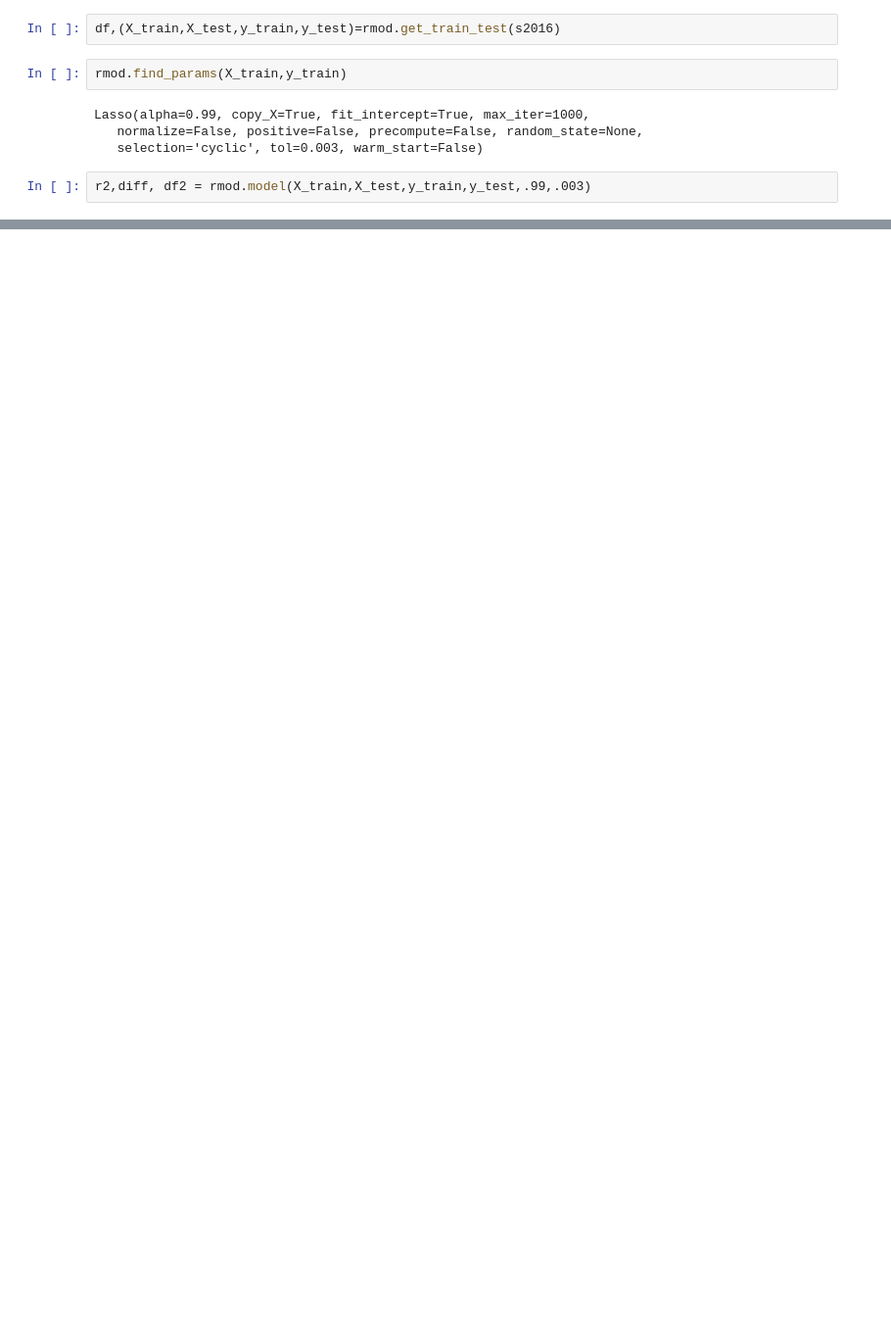
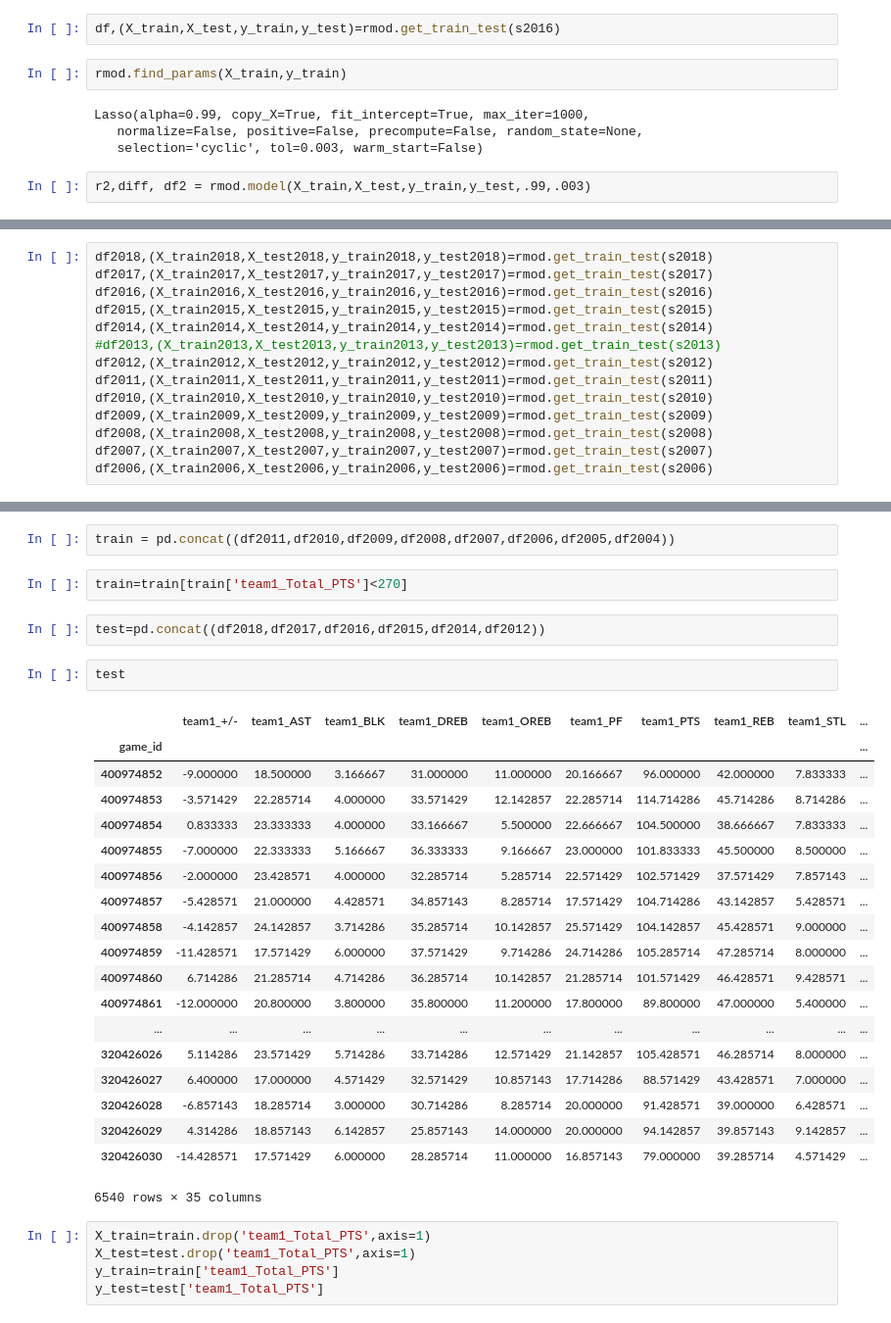
Before and after one commit to sadelson97/dsi_capstone, a Jupyter notebook: means_model.ipynb, the cells around one changed output, grey strips where cells are left out. Shown: that part at 98% size. Cells and saved outputs as stored; diff of their text form; blank space fills up the shorter version.

```diff
--- a/means_model.ipynb
+++ b/means_model.ipynb
@@ -320,0 +288,14 @@ s2017
+# %%
+df2018,(X_train2018,X_test2018,y_train2018,y_test2018)=rmod.get_train_test(s2018)
+df2017,(X_train2017,X_test2017,y_train2017,y_test2017)=rmod.get_train_test(s2017)
+df2016,(X_train2016,X_test2016,y_train2016,y_test2016)=rmod.get_train_test(s2016)
+df2015,(X_train2015,X_test2015,y_train2015,y_test2015)=rmod.get_train_test(s2015)
+df2014,(X_train2014,X_test2014,y_train2014,y_test2014)=rmod.get_train_test(s2014)
+#df2013,(X_train2013,X_test2013,y_train2013,y_test2013)=rmod.get_train_test(s2013)
+df2012,(X_train2012,X_test2012,y_train2012,y_test2012)=rmod.get_train_test(s2012)
+df2011,(X_train2011,X_test2011,y_train2011,y_test2011)=rmod.get_train_test(s2011)
+df2010,(X_train2010,X_test2010,y_train2010,y_test2010)=rmod.get_train_test(s2010)
+df2009,(X_train2009,X_test2009,y_train2009,y_test2009)=rmod.get_train_test(s2009)
+df2008,(X_train2008,X_test2008,y_train2008,y_test2008)=rmod.get_train_test(s2008)
+df2007,(X_train2007,X_test2007,y_train2007,y_test2007)=rmod.get_train_test(s2007)
+df2006,(X_train2006,X_test2006,y_train2006,y_test2006)=rmod.get_train_test(s2006)
@@ -320,0 +335,33 @@ s2017
+# %%
+train = pd.concat((df2011,df2010,df2009,df2008,df2007,df2006,df2005,df2004))
+# %%
+train=train[train['team1_Total_PTS']<270]
+# %%
+test=pd.concat((df2018,df2017,df2016,df2015,df2014,df2012))
+# %%
+test
+# %% [output]
+|  | team1_+/- | team1_AST | team1_BLK | team1_DREB | team1_OREB | team1_PF | team1_PTS | team1_REB | team1_STL | ... |
+| game_id |  |  |  |  |  |  |  |  |  | ... |
+| 400974852 | -9.000000 | 18.500000 | 3.166667 | 31.000000 | 11.000000 | 20.166667 | 96.000000 | 42.000000 | 7.833333 | ... |
+| 400974853 | -3.571429 | 22.285714 | 4.000000 | 33.571429 | 12.142857 | 22.285714 | 114.714286 | 45.714286 | 8.714286 | ... |
+| 400974854 | 0.833333 | 23.333333 | 4.000000 | 33.166667 | 5.500000 | 22.666667 | 104.500000 | 38.666667 | 7.833333 | ... |
+| 400974855 | -7.000000 | 22.333333 | 5.166667 | 36.333333 | 9.166667 | 23.000000 | 101.833333 | 45.500000 | 8.500000 | ... |
+| 400974856 | -2.000000 | 23.428571 | 4.000000 | 32.285714 | 5.285714 | 22.571429 | 102.571429 | 37.571429 | 7.857143 | ... |
+| 400974857 | -5.428571 | 21.000000 | 4.428571 | 34.857143 | 8.285714 | 17.571429 | 104.714286 | 43.142857 | 5.428571 | ... |
+| 400974858 | -4.142857 | 24.142857 | 3.714286 | 35.285714 | 10.142857 | 25.571429 | 104.142857 | 45.428571 | 9.000000 | ... |
+| 400974859 | -11.428571 | 17.571429 | 6.000000 | 37.571429 | 9.714286 | 24.714286 | 105.285714 | 47.285714 | 8.000000 | ... |
+| 400974860 | 6.714286 | 21.285714 | 4.714286 | 36.285714 | 10.142857 | 21.285714 | 101.571429 | 46.428571 | 9.428571 | ... |
+| 400974861 | -12.000000 | 20.800000 | 3.800000 | 35.800000 | 11.200000 | 17.800000 | 89.800000 | 47.000000 | 5.400000 | ... |
+| ... | ... | ... | ... | ... | ... | ... | ... | ... | ... | ... |
+| 320426026 | 5.114286 | 23.571429 | 5.714286 | 33.714286 | 12.571429 | 21.142857 | 105.428571 | 46.285714 | 8.000000 | ... |
+| 320426027 | 6.400000 | 17.000000 | 4.571429 | 32.571429 | 10.857143 | 17.714286 | 88.571429 | 43.428571 | 7.000000 | ... |
+| 320426028 | -6.857143 | 18.285714 | 3.000000 | 30.714286 | 8.285714 | 20.000000 | 91.428571 | 39.000000 | 6.428571 | ... |
+| 320426029 | 4.314286 | 18.857143 | 6.142857 | 25.857143 | 14.000000 | 20.000000 | 94.142857 | 39.857143 | 9.142857 | ... |
+| 320426030 | -14.428571 | 17.571429 | 6.000000 | 28.285714 | 11.000000 | 16.857143 | 79.000000 | 39.285714 | 4.571429 | ... |
+6540 rows × 35 columns
+# %%
+X_train=train.drop('team1_Total_PTS',axis=1)
+X_test=test.drop('team1_Total_PTS',axis=1)
+y_train=train['team1_Total_PTS']
+y_test=test['team1_Total_PTS']
```
Also changed, not shown: parts of 29 cells of this notebook.
